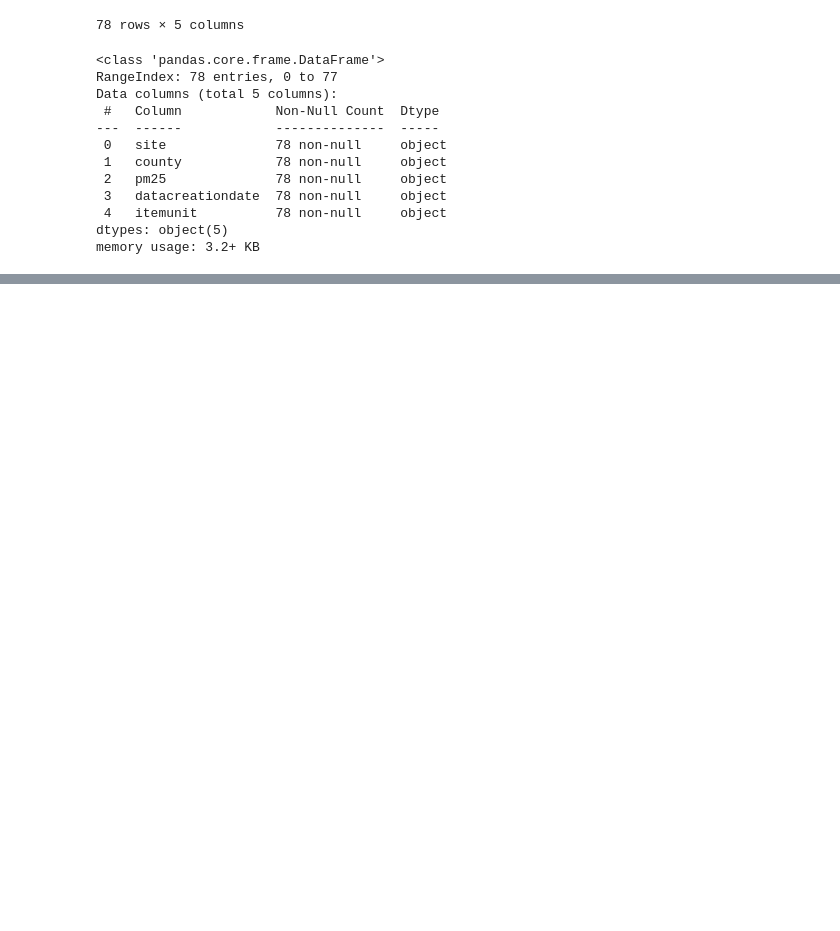
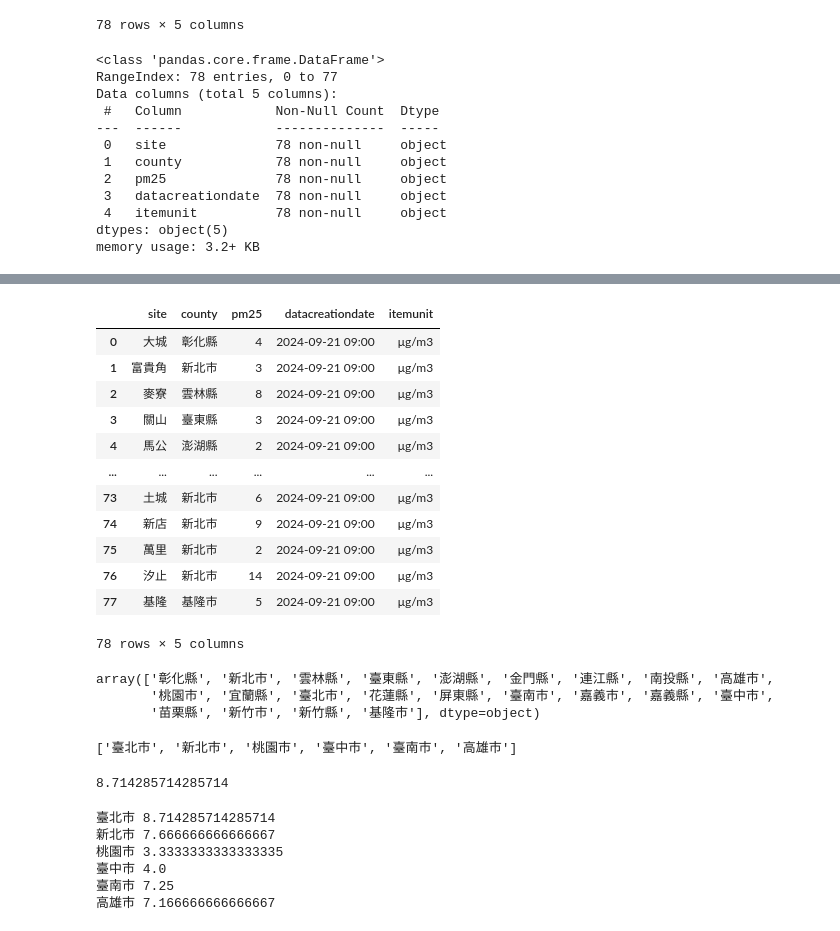
Before and after one commit to peiyi523/flaskdemo, a Jupyter notebook: test.ipynb, the cells around one changed output, grey strips where cells are left out. Saved outputs shown, nothing was run; the diff lists cells and outputs as text; code cells hidden in the pictures; blank space fills up the shorter version.

```diff
--- a/test.ipynb
+++ b/test.ipynb
@@ -247,0 +238,45 @@ df.sort_values("pm25", ascending=False)
+# %%
+df["pm25"] = df["pm25"].apply(convert_value)
+# 移除有None的數據
+df = df.dropna()
+df
+# %% [output]
+|  | site | county | pm25 | datacreationdate | itemunit |
+| 0 | 大城 | 彰化縣 | 4 | 2024-09-21 09:00 | μg/m3 |
+| 1 | 富貴角 | 新北市 | 3 | 2024-09-21 09:00 | μg/m3 |
+| 2 | 麥寮 | 雲林縣 | 8 | 2024-09-21 09:00 | μg/m3 |
+| 3 | 關山 | 臺東縣 | 3 | 2024-09-21 09:00 | μg/m3 |
+| 4 | 馬公 | 澎湖縣 | 2 | 2024-09-21 09:00 | μg/m3 |
+| ... | ... | ... | ... | ... | ... |
+| 73 | 土城 | 新北市 | 6 | 2024-09-21 09:00 | μg/m3 |
+| 74 | 新店 | 新北市 | 9 | 2024-09-21 09:00 | μg/m3 |
+| 75 | 萬里 | 新北市 | 2 | 2024-09-21 09:00 | μg/m3 |
+| 76 | 汐止 | 新北市 | 14 | 2024-09-21 09:00 | μg/m3 |
+| 77 | 基隆 | 基隆市 | 5 | 2024-09-21 09:00 | μg/m3 |
+78 rows × 5 columns
+# %%
+df["county"].unique()
+# %% [output]
+array(['彰化縣', '新北市', '雲林縣', '臺東縣', '澎湖縣', '金門縣', '連江縣', '南投縣', '高雄市',
+       '桃園市', '宜蘭縣', '臺北市', '花蓮縣', '屏東縣', '臺南市', '嘉義市', '嘉義縣', '臺中市',
+       '苗栗縣', '新竹市', '新竹縣', '基隆市'], dtype=object)
+# %%
+six_countys = ["臺北市", "新北市", "桃園市", "臺中市", "臺南市", "高雄市"]
+six_countys
+# %% [output]
+['臺北市', '新北市', '桃園市', '臺中市', '臺南市', '高雄市']
+# %%
+df.groupby("county").get_group("臺北市")["pm25"].mean()
+# %% [output]
+8.714285714285714
+# %%
+for county in six_countys:
+    avg_pm25 = df.groupby("county").get_group(county)["pm25"].mean()
+    print(county, avg_pm25)
+# %% [output]
+臺北市 8.714285714285714
+新北市 7.666666666666667
+桃園市 3.3333333333333335
+臺中市 4.0
+臺南市 7.25
+高雄市 7.166666666666667
```
Also changed, not shown: parts of 13 cells of this notebook, 2 other files.
